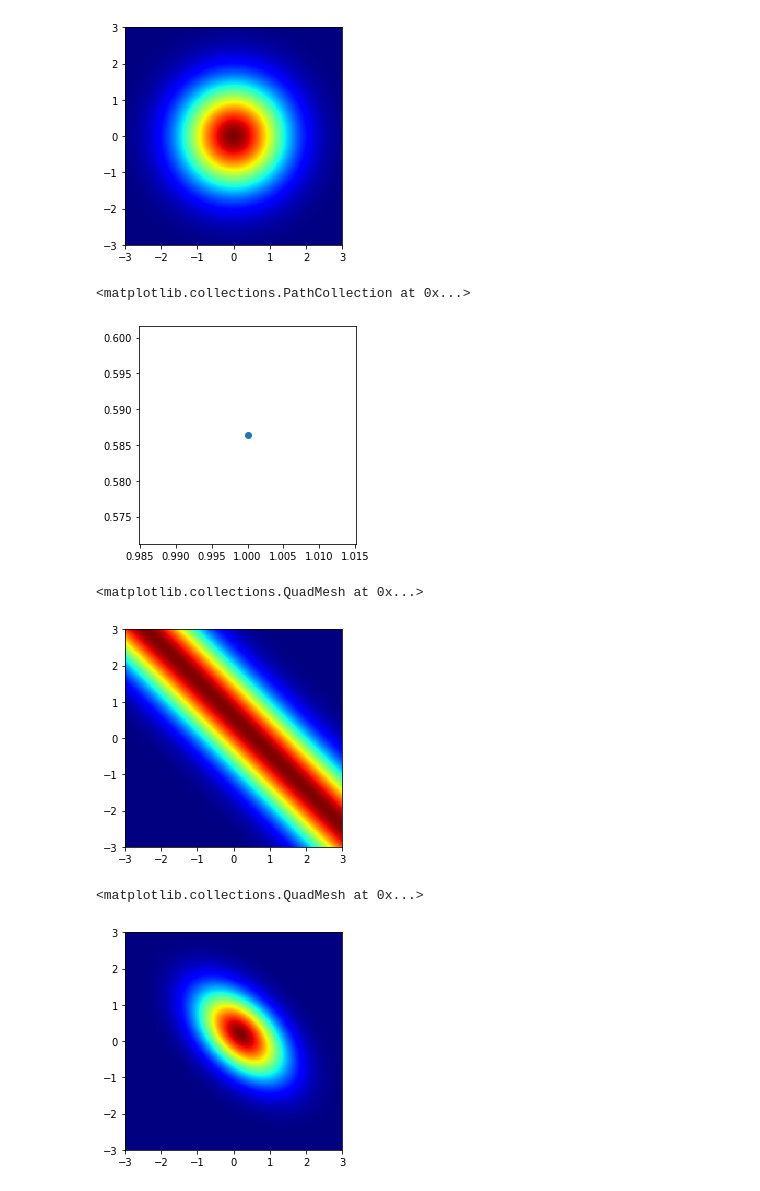
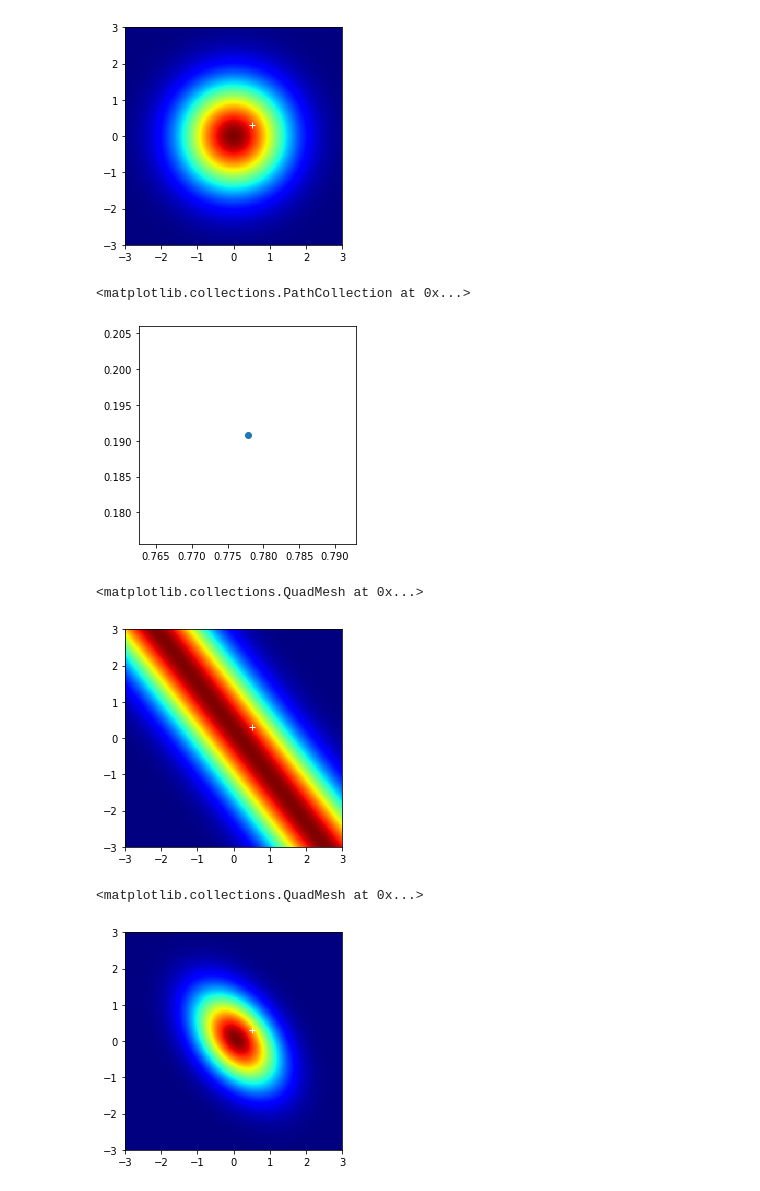
Before and after one commit to AnkitDimri/Machine-Learning, a Jupyter notebook: prior_posterior.ipynb, the cells around one changed output. Drawn from its saved outputs; the diff is of its cells as text; code cells hidden in the pictures.

```diff
--- a/prior_posterior.ipynb
+++ b/prior_posterior.ipynb
@@ -28,27 +32,27 @@ plt.pcolormesh (W0, W1, norm.pdf (W0) * norm.pdf (W1), cmap=plt.cm.jet)
 # %%
 x = []
 y = []
 xx = np.linspace (-1, 1, 10)
 random.shuffle (xx)
-yy = 0.5 * xx - 0.5 + np.random.normal (0, 0.5, 10)
+yy = 0.5 * xx - 0.3 + np.random.normal (0, 0.2, 10)
 r = 0
 x.append (xx [r])
 y.append (yy [r])
 plt.gca().set_aspect('equal',adjustable='box')
 plt.draw()
 
 plt.scatter (x,y)
 # %% [output]
 <matplotlib.collections.PathCollection at 0x...>
-[figure, old version]
+[figure, new version]
 # %%
 plt.gca().set_aspect('equal',adjustable='box')
 plt.draw()
-
+plt.plot(-0.3, 0.5, 'b+', color = "white")
 plt.pcolormesh (W0, W1, likelihood (x, y, W1, W0), cmap=plt.cm.jet)
 # %% [output]
 <matplotlib.collections.QuadMesh at 0x...>
-[figure, old version]
+[figure, new version]
 # %%
 prior = norm.pdf (W0) * norm.pdf (W1)
 ll = likelihood (x, y, W1, W0)
@@ -56,11 +60,11 @@ ll = likelihood (x, y, W1, W0)
 plt.gca().set_aspect('equal',adjustable='box')
 plt.draw()
 posterior = ll * prior
-
+plt.plot(-0.3, 0.5, 'b+', color = "white")
 plt.pcolormesh (W0, W1, posterior, cmap=plt.cm.jet)
 # %% [output]
 <matplotlib.collections.QuadMesh at 0x...>
-[figure, old version]
+[figure, new version]
 # %%
 r = r + 1
 x.append (xx [r])
```
Also changed, not shown: parts of 8 cells of this notebook.
